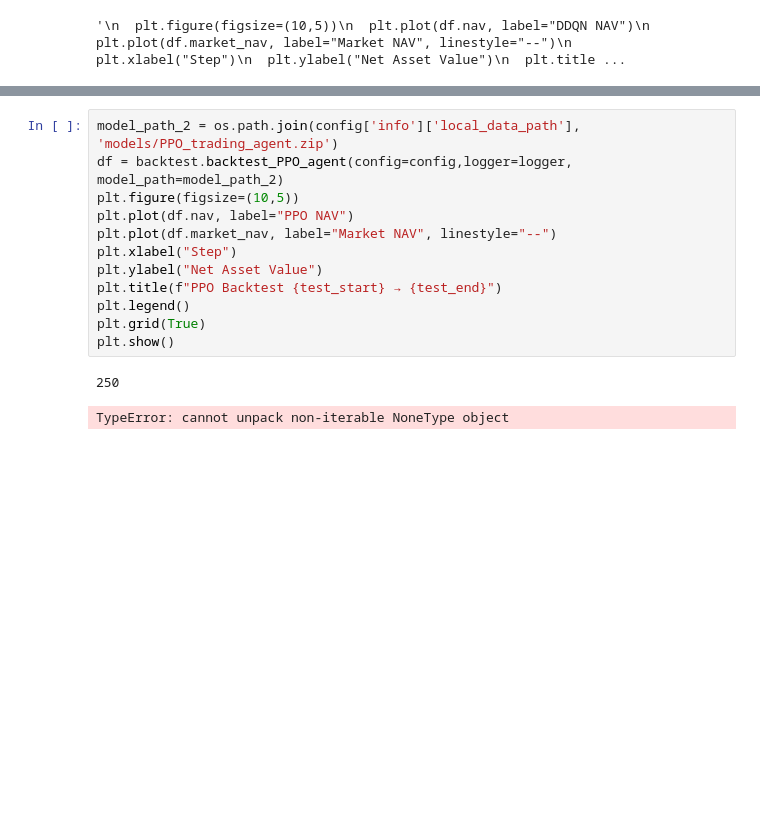
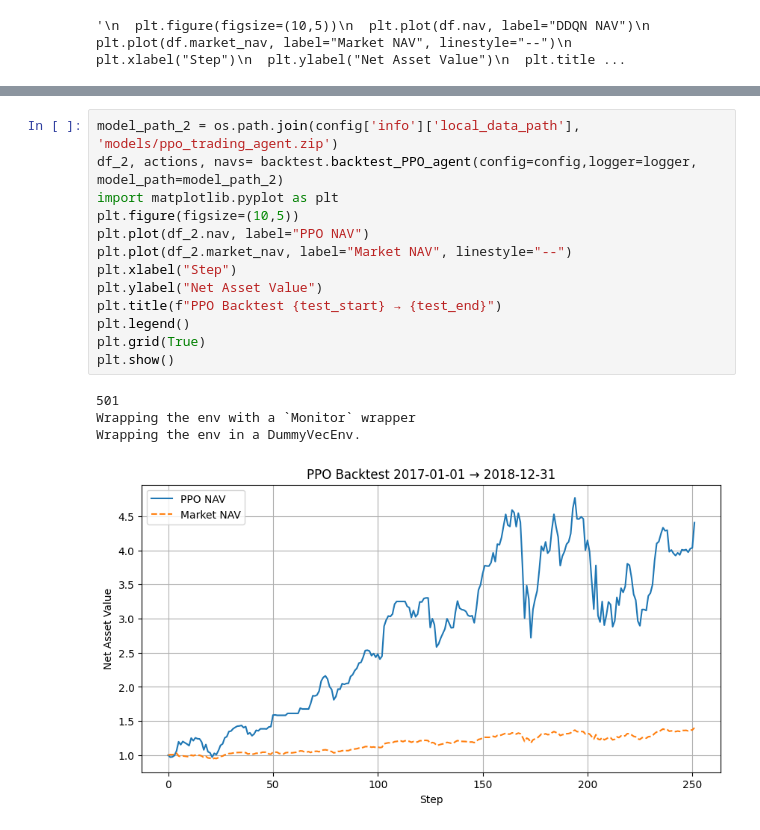
Before and after one commit to xpeng-26/Erdos_Finance_LLM_Project, a Jupyter notebook: Notebooks/backtest.ipynb, the cells around one changed output, grey strips where cells are left out. Saved outputs shown, nothing was run; the diff lists cells and outputs as text; blank space fills up the shorter version.

```diff
--- a/Notebooks/backtest.ipynb
+++ b/Notebooks/backtest.ipynb
@@ -65,15 +82,18 @@ backtest.backtest_DDQN_agent(config=config,logger=logger, model_path=mode_path)
 # %%
-model_path_2 = os.path.join(config['info']['local_data_path'], 'models/PPO_trading_agent.zip')
-df = backtest.backtest_PPO_agent(config=config,logger=logger, model_path=model_path_2)
+model_path_2 = os.path.join(config['info']['local_data_path'], 'models/ppo_trading_agent.zip')
+df_2, actions, navs= backtest.backtest_PPO_agent(config=config,logger=logger, model_path=model_path_2)
+import matplotlib.pyplot as plt
 plt.figure(figsize=(10,5))
-plt.plot(df.nav, label="PPO NAV")
-plt.plot(df.market_nav, label="Market NAV", linestyle="--")
+plt.plot(df_2.nav, label="PPO NAV")
+plt.plot(df_2.market_nav, label="Market NAV", linestyle="--")
 plt.xlabel("Step")
 plt.ylabel("Net Asset Value")
 plt.title(f"PPO Backtest {test_start} → {test_end}")
 plt.legend()
 plt.grid(True)
 plt.show()
 # %% [output]
-250
+501
+Wrapping the env with a `Monitor` wrapper
+Wrapping the env in a DummyVecEnv.
-TypeError: cannot unpack non-iterable NoneType object
+[figure, added]
```
Also changed, not shown: parts of 4 cells of this notebook, 2 other files.
